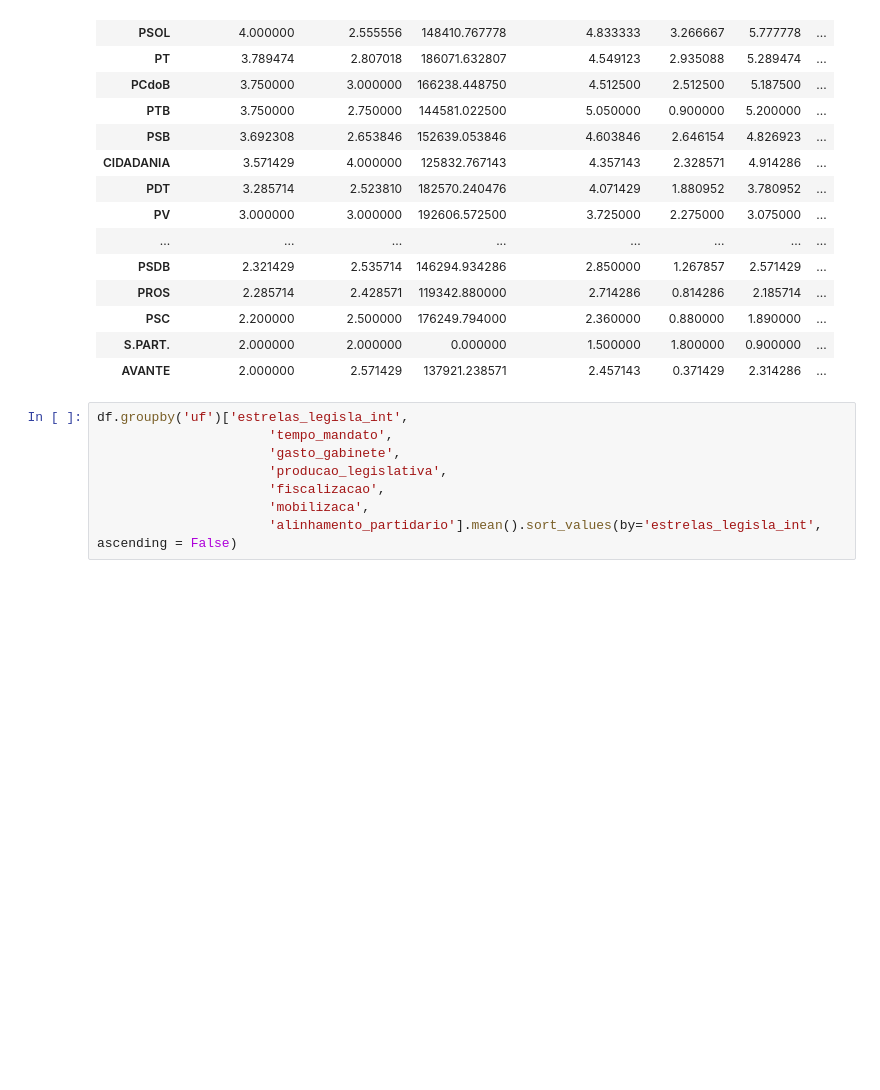
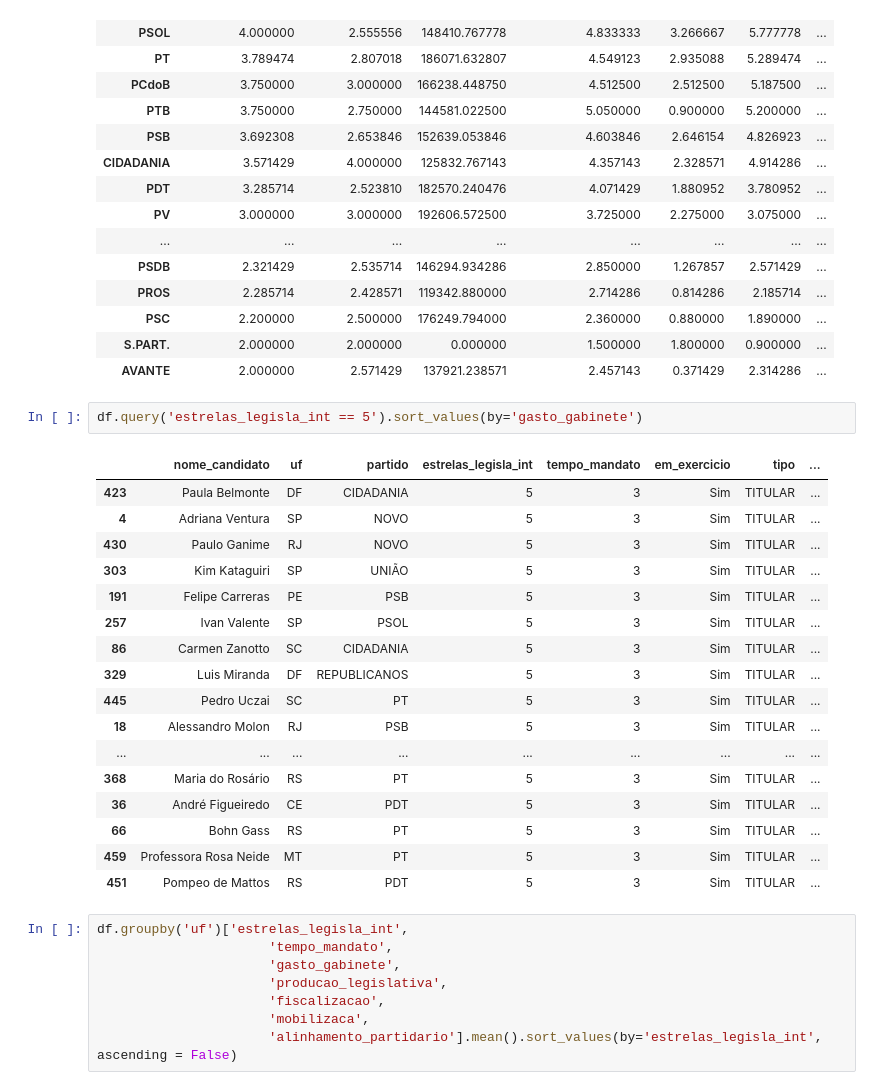
Before and after one commit to hdind/Politica, a Jupyter notebook: Análise Exploratória.ipynb, the cells around one changed output. Drawn from its saved outputs; the diff is of its cells as text; blank space fills up the shorter version.

```diff
--- a/Análise Exploratória.ipynb
+++ b/Análise Exploratória.ipynb
@@ -78,6 +114,26 @@ df.groupby('partido')['estrelas_legisla_int',
 | PSC | 2.200000 | 2.500000 | 176249.794000 | 2.360000 | 0.880000 | 1.890000 | ... |
 | S.PART. | 2.000000 | 2.000000 | 0.000000 | 1.500000 | 1.800000 | 0.900000 | ... |
 | AVANTE | 2.000000 | 2.571429 | 137921.238571 | 2.457143 | 0.371429 | 2.314286 | ... |
+# %%
+df.query('estrelas_legisla_int == 5').sort_values(by='gasto_gabinete')
+# %% [output]
+|  | nome_candidato | uf | partido | estrelas_legisla_int | tempo_mandato | em_exercicio | tipo | ... |
+| 423 | Paula Belmonte | DF | CIDADANIA | 5 | 3 | Sim | TITULAR | ... |
+| 4 | Adriana Ventura | SP | NOVO | 5 | 3 | Sim | TITULAR | ... |
+| 430 | Paulo Ganime | RJ | NOVO | 5 | 3 | Sim | TITULAR | ... |
+| 303 | Kim Kataguiri | SP | UNIÃO | 5 | 3 | Sim | TITULAR | ... |
+| 191 | Felipe Carreras | PE | PSB | 5 | 3 | Sim | TITULAR | ... |
+| 257 | Ivan Valente | SP | PSOL | 5 | 3 | Sim | TITULAR | ... |
+| 86 | Carmen Zanotto | SC | CIDADANIA | 5 | 3 | Sim | TITULAR | ... |
+| 329 | Luis Miranda | DF | REPUBLICANOS | 5 | 3 | Sim | TITULAR | ... |
+| 445 | Pedro Uczai | SC | PT | 5 | 3 | Sim | TITULAR | ... |
+| 18 | Alessandro Molon | RJ | PSB | 5 | 3 | Sim | TITULAR | ... |
+| ... | ... | ... | ... | ... | ... | ... | ... | ... |
+| 368 | Maria do Rosário | RS | PT | 5 | 3 | Sim | TITULAR | ... |
+| 36 | André Figueiredo | CE | PDT | 5 | 3 | Sim | TITULAR | ... |
+| 66 | Bohn Gass | RS | PT | 5 | 3 | Sim | TITULAR | ... |
+| 459 | Professora Rosa Neide | MT | PT | 5 | 3 | Sim | TITULAR | ... |
+| 451 | Pompeo de Mattos | RS | PDT | 5 | 3 | Sim | TITULAR | ... |
 # %%
 df.groupby('uf')['estrelas_legisla_int',
                       'tempo_mandato',
```
Also changed, not shown: parts of 4 cells of this notebook.
